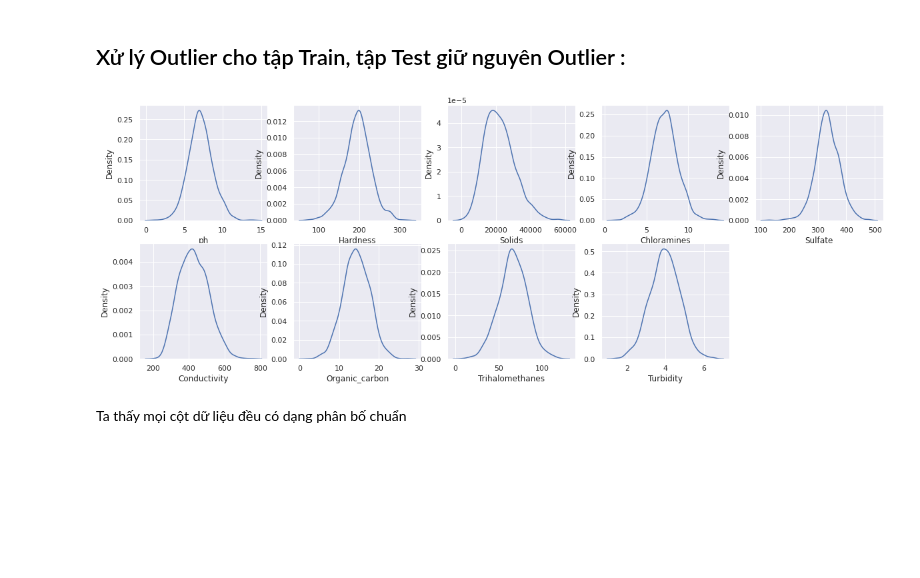
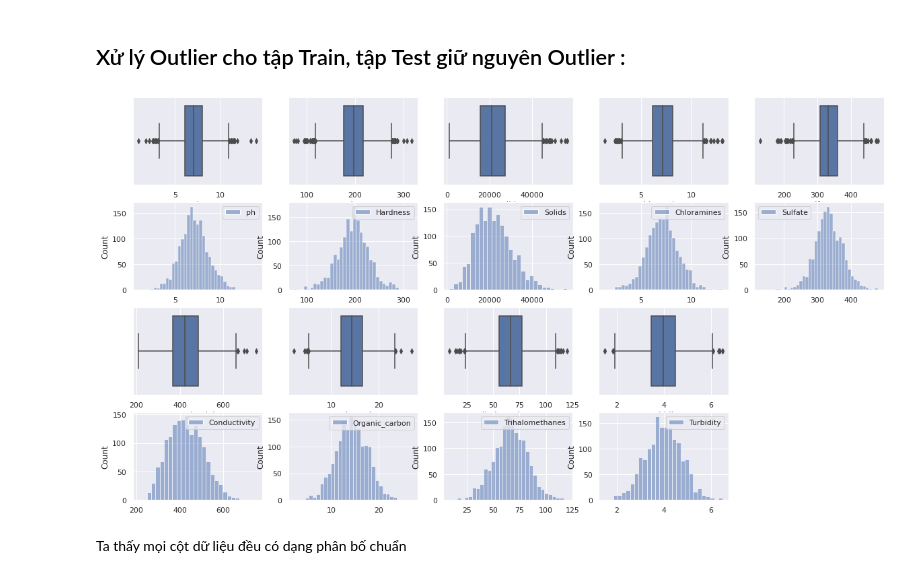
Before and after one commit to phuocleoceo/water-potability, a Jupyter notebook: main.ipynb, the cells around one changed output. Cells and saved outputs as stored; diff of their text form; code cells hidden in the pictures; blank space fills up the shorter version.

```diff
--- a/main.ipynb
+++ b/main.ipynb
@@ -114,13 +114,21 @@ Y_test_percent.plot.pie(figsize=(8, 8), shadow=True, autopct='%1.2f%%')
 # sns.boxplot(data=X_train, orient="h")
 # %%
 X_columns = list(X_train.columns)
-# %%
-plt.figure(figsize=(20, 7))
-for i in range(len(X_columns)):
-    plt.subplot(2, 5, i+1)
-    sns.kdeplot(X_train[X_columns[i]].dropna())
-# %% [output]
-[figure, removed]
+# %%
+plt.figure(figsize=(20, 11))
+j = 0
+k = 5
+for i in range(len(X_columns)):
+    if i == 5:
+        j = 5
+        k = 10
+    X_i = X_train[X_columns[i]].dropna()
+    plt.subplot(4, 5, i+j+1)
+    sns.boxplot(data=X_train, x=X_columns[i])
+    plt.subplot(4, 5, i+k+1)
+    sns.histplot(data=X_train[[X_columns[i]]])
+# %% [output]
+[figure, added]
 # %% [markdown]
 Ta thấy mọi cột dữ liệu đều có dạng phân bố chuẩn
 # %%
```
Also changed, not shown: 2 other files.
